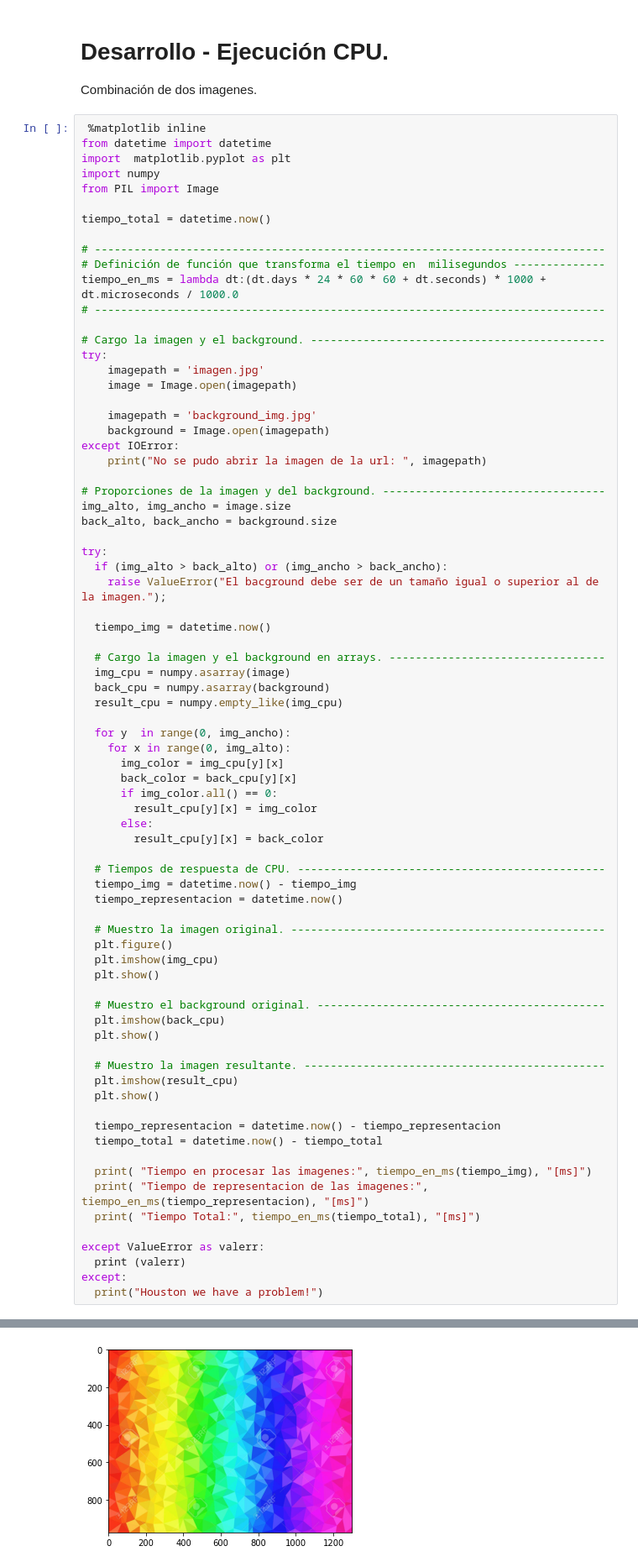
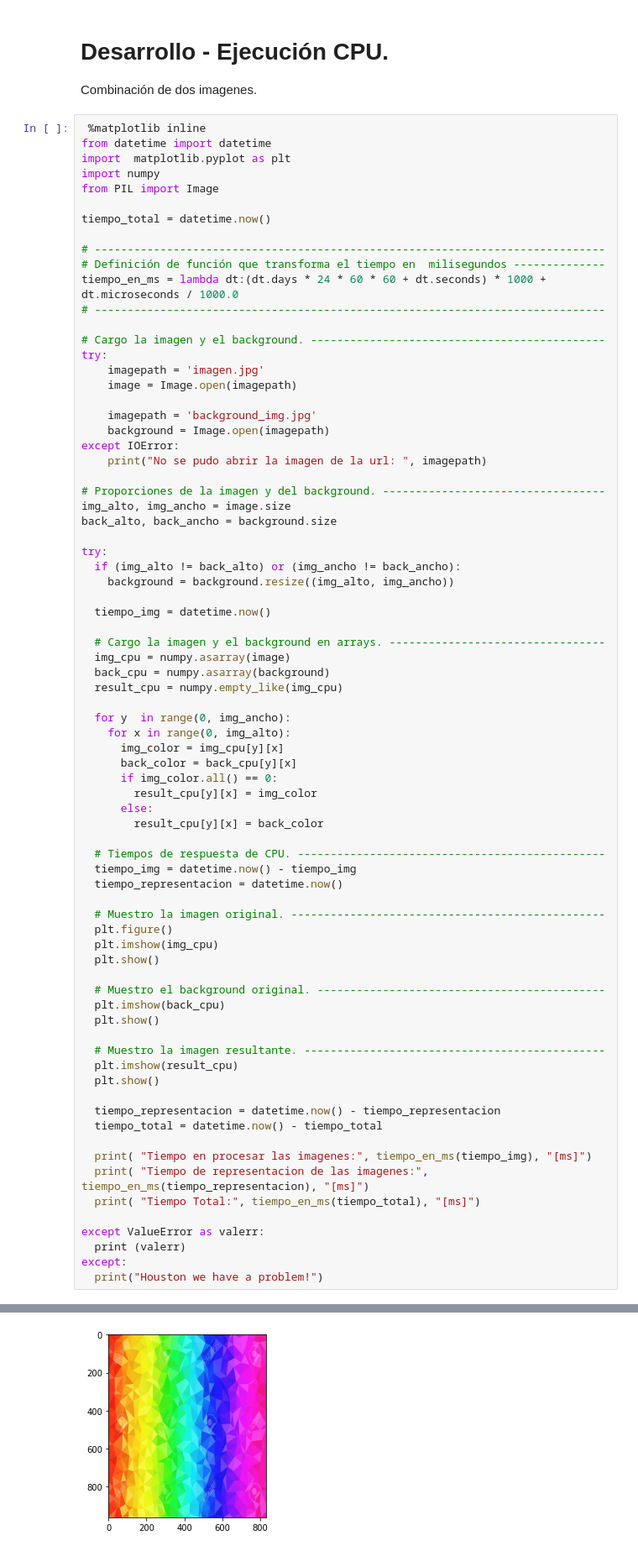
Before and after one commit to CelaPablo/SOA-EA2, a Jupyter notebook: HPC/Cela_Pablo_ejercicio_2_CPU.ipynb, the cells around one changed output, grey strips where cells are left out. Shown at 84% size. Cells and saved outputs as stored; diff of their text form.

```diff
--- a/HPC/Cela_Pablo_ejercicio_2_CPU.ipynb
+++ b/HPC/Cela_Pablo_ejercicio_2_CPU.ipynb
@@ -64,8 +66,8 @@ img_alto, img_ancho = image.size
 back_alto, back_ancho = background.size
 
 try:
-  if (img_alto > back_alto) or (img_ancho > back_ancho):
-    raise ValueError("El bacground debe ser de un tamaño igual o superior al de la imagen.");
+  if (img_alto != back_alto) or (img_ancho != back_ancho):
+    background = background.resize((img_alto, img_ancho))
 
   tiempo_img = datetime.now()
 
@@ -86,31 +88,31 @@ try:
   # Tiempos de respuesta de CPU. -----------------------------------------------
   tiempo_img = datetime.now() - tiempo_img
   tiempo_representacion = datetime.now()
 
   # Muestro la imagen original. ------------------------------------------------
   plt.figure()
   plt.imshow(img_cpu)
   plt.show()
 
   # Muestro el background original. --------------------------------------------
   plt.imshow(back_cpu)
   plt.show()
 
   # Muestro la imagen resultante. ----------------------------------------------
   plt.imshow(result_cpu)
   plt.show()
 
   tiempo_representacion = datetime.now() - tiempo_representacion
   tiempo_total = datetime.now() - tiempo_total
 
   print( "Tiempo en procesar las imagenes:", tiempo_en_ms(tiempo_img), "[ms]")
   print( "Tiempo de representacion de las imagenes:", tiempo_en_ms(tiempo_representacion), "[ms]")
   print( "Tiempo Total:", tiempo_en_ms(tiempo_total), "[ms]")
 
 except ValueError as valerr:
   print (valerr)
 except:
   print("Houston we have a problem!")
 # %% [output]
 [figure]
-[figure, old version]
+[figure, new version]
```
Also changed, not shown: parts of 5 cells of this notebook.
